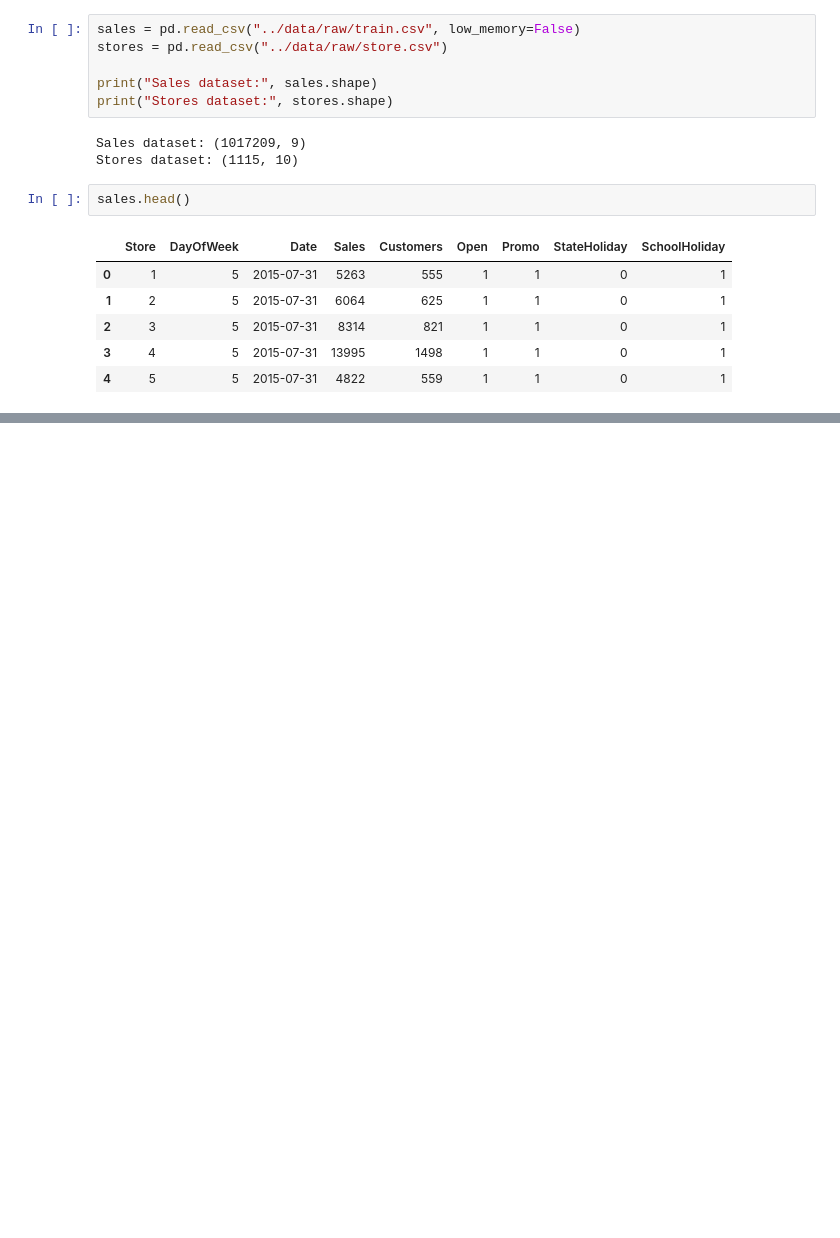
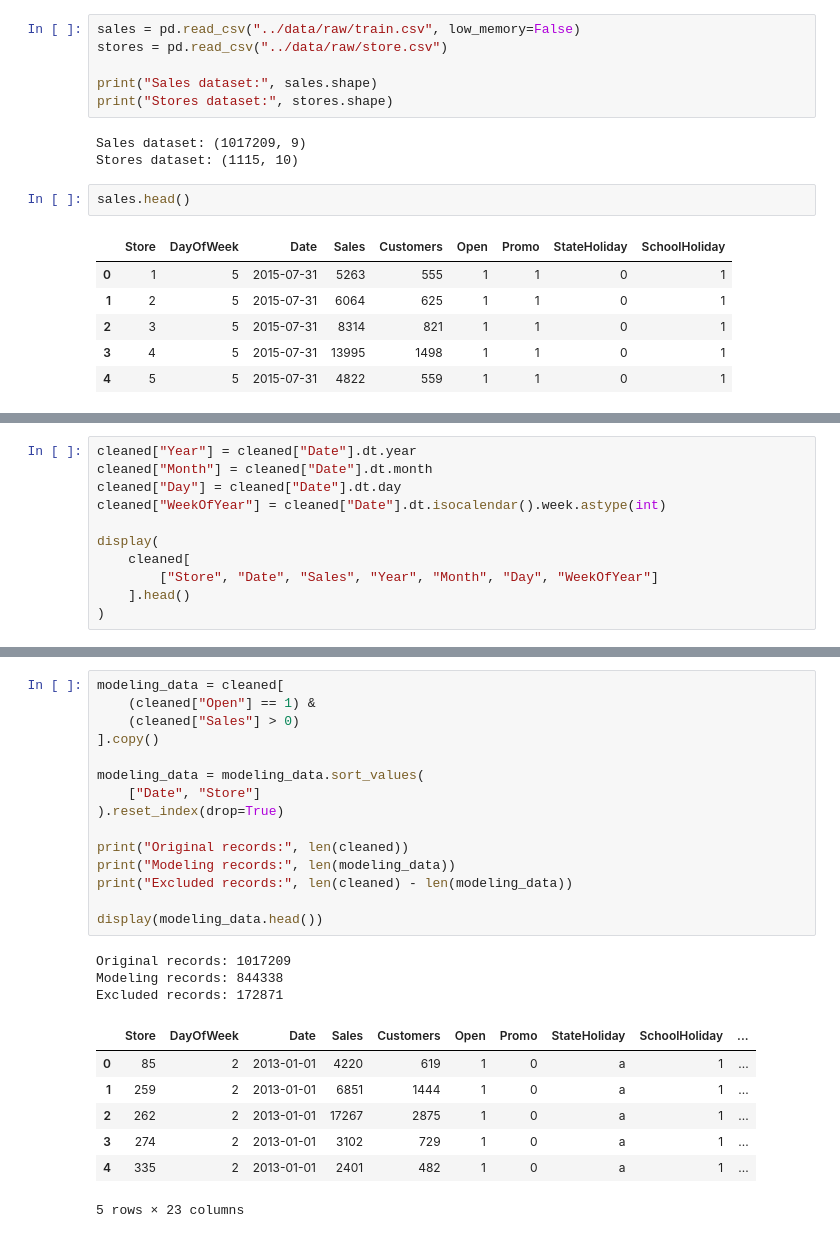
Before and after one commit to BizInsight26/bizinsight, a Jupyter notebook: notebooks/01_data_exploration.ipynb, the cells around one changed output, grey strips where cells are left out. Saved outputs shown, nothing was run; the diff lists cells and outputs as text; blank space fills up the shorter version.

```diff
--- a/notebooks/01_data_exploration.ipynb
+++ b/notebooks/01_data_exploration.ipynb
@@ -20,0 +266,11 @@ sales.head()
+# %%
+cleaned["Year"] = cleaned["Date"].dt.year
+cleaned["Month"] = cleaned["Date"].dt.month
+cleaned["Day"] = cleaned["Date"].dt.day
+cleaned["WeekOfYear"] = cleaned["Date"].dt.isocalendar().week.astype(int)
+
+display(
+    cleaned[
+        ["Store", "Date", "Sales", "Year", "Month", "Day", "WeekOfYear"]
+    ].head()
+)
@@ -20,0 +284,26 @@ sales.head()
+# %%
+modeling_data = cleaned[
+    (cleaned["Open"] == 1) &
+    (cleaned["Sales"] > 0)
+].copy()
+
+modeling_data = modeling_data.sort_values(
+    ["Date", "Store"]
+).reset_index(drop=True)
+
+print("Original records:", len(cleaned))
+print("Modeling records:", len(modeling_data))
+print("Excluded records:", len(cleaned) - len(modeling_data))
+
+display(modeling_data.head())
+# %% [output]
+Original records: 1017209
+Modeling records: 844338
+Excluded records: 172871
+|  | Store | DayOfWeek | Date | Sales | Customers | Open | Promo | StateHoliday | SchoolHoliday | ... |
+| 0 | 85 | 2 | 2013-01-01 | 4220 | 619 | 1 | 0 | a | 1 | ... |
+| 1 | 259 | 2 | 2013-01-01 | 6851 | 1444 | 1 | 0 | a | 1 | ... |
+| 2 | 262 | 2 | 2013-01-01 | 17267 | 2875 | 1 | 0 | a | 1 | ... |
+| 3 | 274 | 2 | 2013-01-01 | 3102 | 729 | 1 | 0 | a | 1 | ... |
+| 4 | 335 | 2 | 2013-01-01 | 2401 | 482 | 1 | 0 | a | 1 | ... |
+5 rows × 23 columns
```
Also changed, not shown: parts of 13 cells of this notebook, 1 other file.
